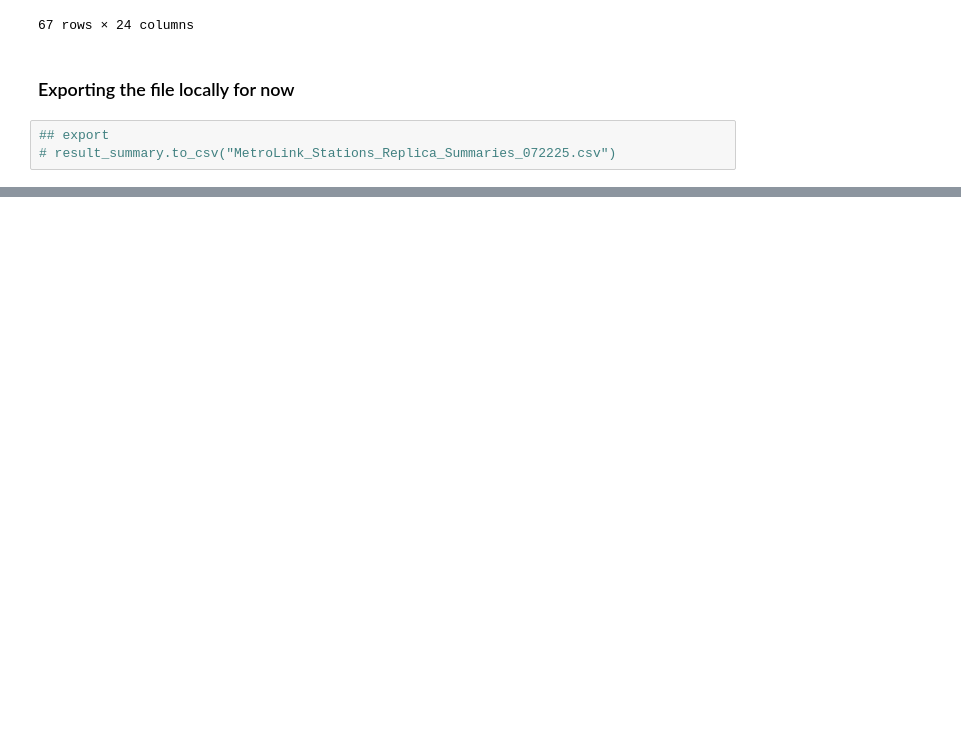
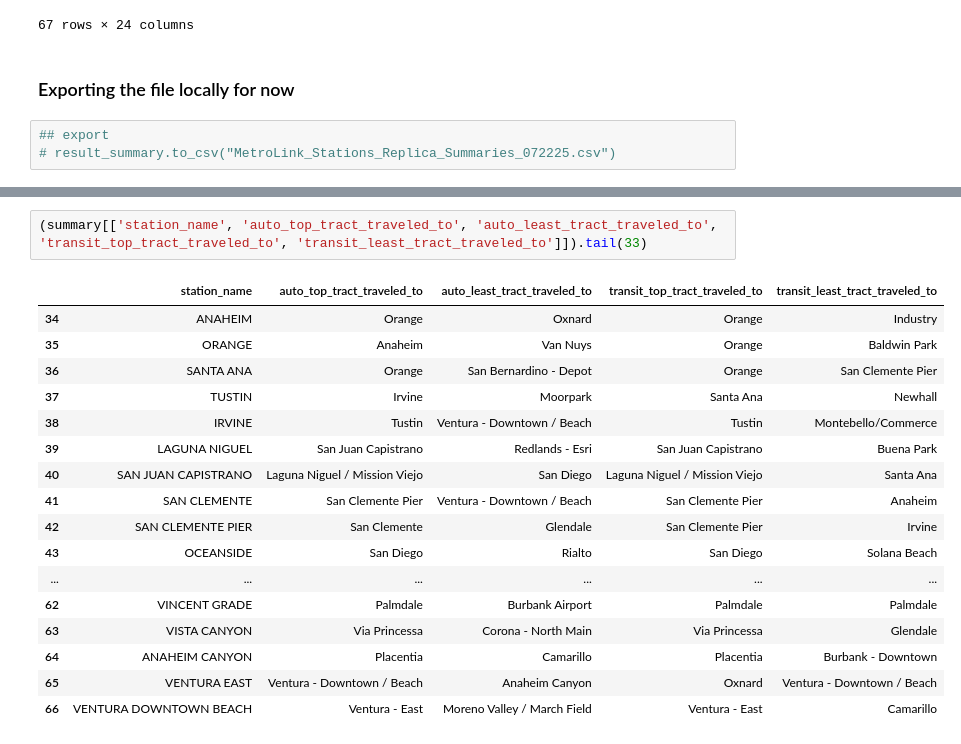
Before and after one commit to cal-itp/big-data-geoanalytics, a Jupyter notebook: replica/locations_selections/replica_study_summaries.ipynb, the cells around one changed output, grey strips where cells are left out. Saved outputs shown, nothing was run; the diff lists cells and outputs as text; blank space fills up the shorter version.

```diff
--- a/replica/locations_selections/replica_study_summaries.ipynb
+++ b/replica/locations_selections/replica_study_summaries.ipynb
@@ -104,0 +296,20 @@ summary
+# %%
+(summary[['station_name', 'auto_top_tract_traveled_to', 'auto_least_tract_traveled_to', 'transit_top_tract_traveled_to', 'transit_least_tract_traveled_to']]).tail(33)
+# %% [output]
+|  | station_name | auto_top_tract_traveled_to | auto_least_tract_traveled_to | transit_top_tract_traveled_to | transit_least_tract_traveled_to |
+| 34 | ANAHEIM | Orange | Oxnard | Orange | Industry |
+| 35 | ORANGE | Anaheim | Van Nuys | Orange | Baldwin Park |
+| 36 | SANTA ANA | Orange | San Bernardino - Depot | Orange | San Clemente Pier |
+| 37 | TUSTIN | Irvine | Moorpark | Santa Ana | Newhall |
+| 38 | IRVINE | Tustin | Ventura - Downtown / Beach | Tustin | Montebello/Commerce |
+| 39 | LAGUNA NIGUEL | San Juan Capistrano | Redlands - Esri | San Juan Capistrano | Buena Park |
+| 40 | SAN JUAN CAPISTRANO | Laguna Niguel / Mission Viejo | San Diego | Laguna Niguel / Mission Viejo | Santa Ana |
+| 41 | SAN CLEMENTE | San Clemente Pier | Ventura - Downtown / Beach | San Clemente Pier | Anaheim |
+| 42 | SAN CLEMENTE PIER | San Clemente | Glendale | San Clemente Pier | Irvine |
+| 43 | OCEANSIDE | San Diego | Rialto | San Diego | Solana Beach |
+| ... | ... | ... | ... | ... | ... |
+| 62 | VINCENT GRADE | Palmdale | Burbank Airport | Palmdale | Palmdale |
+| 63 | VISTA CANYON | Via Princessa | Corona - North Main | Via Princessa | Glendale |
+| 64 | ANAHEIM CANYON | Placentia | Camarillo | Placentia | Burbank - Downtown |
+| 65 | VENTURA EAST | Ventura - Downtown / Beach | Anaheim Canyon | Oxnard | Ventura - Downtown / Beach |
+| 66 | VENTURA DOWNTOWN BEACH | Ventura - East | Moreno Valley / March Field | Ventura - East | Camarillo |
```
Also changed, not shown: parts of 24 cells of this notebook.
